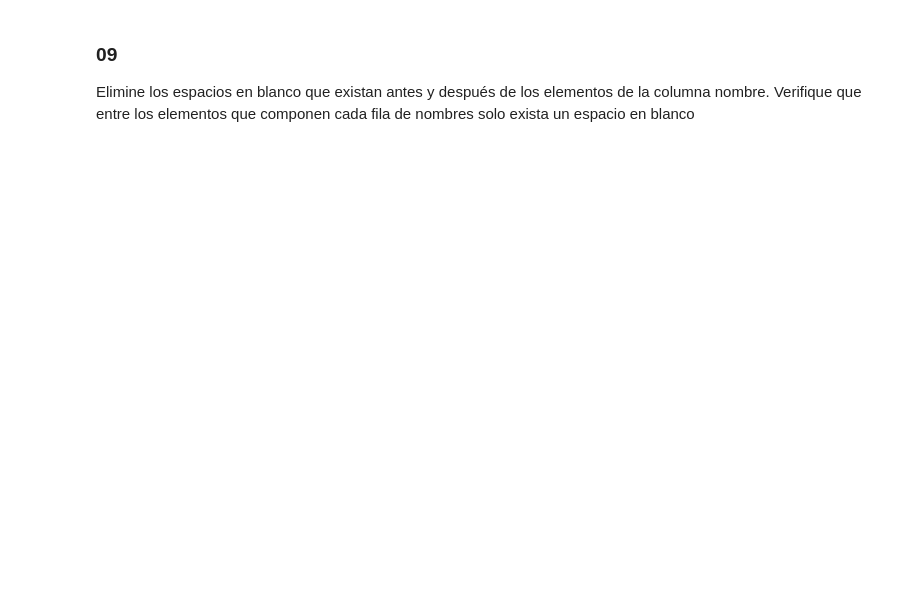
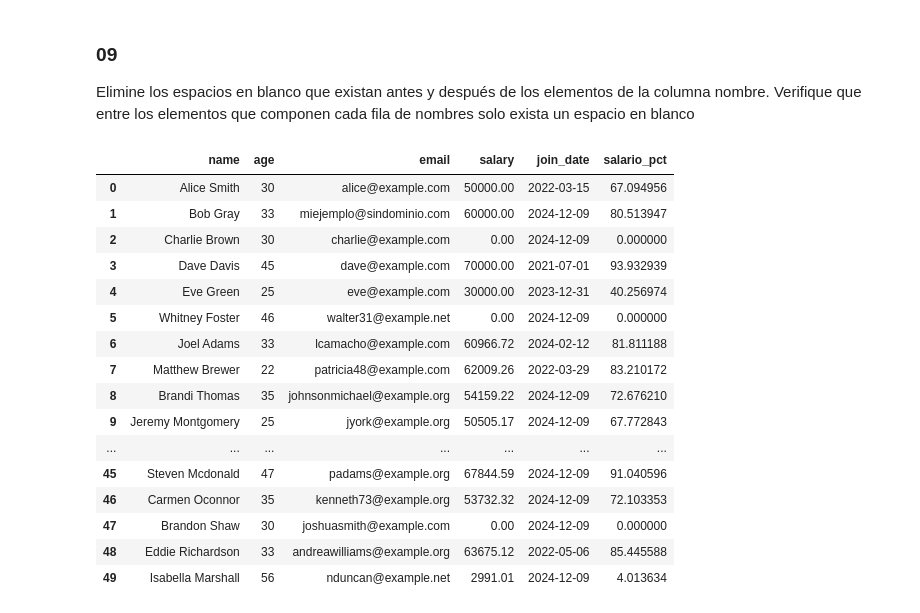
Before and after one commit to KevinGuio/programacion-para-ingenieria, a Jupyter notebook: Taller_03_Pandas.ipynb, the cells around one changed output. Saved outputs shown, nothing was run; the diff lists cells and outputs as text; code cells hidden in the pictures; blank space fills up the shorter version.

```diff
--- a/Taller_03_Pandas.ipynb
+++ b/Taller_03_Pandas.ipynb
@@ -568,0 +1060,16 @@ Elimine los nombres repetidos en caso de que existan.
+# %%
+# Resuelva en esta celda el ejercicio 07
+
+# Verificar duplicados en la columna 'name'
+duplicados = df_00.duplicated(subset='name', keep=False)
+
+# Mostrar los duplicados encontrados
+print("Nombres duplicados:")
+print(df_00[duplicados])
+
+# Eliminar filas con nombres duplicados
+df_00 = df_00.drop_duplicates(subset='name', keep='first')
+
+# Mostrar el resultado
+print("\nDataFrame sin nombres duplicados:")
+df_00[['name']].head()
@@ -573,0 +1092,11 @@ Cree una columna con los salarios expresados como un porcentaje del máximo sala
+# %%
+# Resuelva en esta celda el ejercicio 08
+
+# Calcular el salario máximo
+salario_max = df_00['salary'].max()
+
+# Crear una nueva columna con el porcentaje del salario máximo
+df_00['salario_pct'] = (df_00['salary'] / salario_max) * 100
+
+# Mostrar el resultado
+df_00[['salary', 'salario_pct']].head()
@@ -578,0 +1113,30 @@ Elimine los espacios en blanco que existan antes y después de los elementos de
+# %%
+# Resuelva en esta celda el ejercicio 09
+
+# Limpiar la columna 'name':
+# Elimina espacios al inicio y al final
+df_00['name'] = df_00['name'].str.strip()
+
+# Normaliza espacios entre palabras
+df_00['name'] = df_00['name'].str.split().str.join(' ')
+
+# Mostrar el resultado
+df_00
+# %% [output]
+|  | name | age | email | salary | join_date | salario_pct |
+| 0 | Alice Smith | 30 | alice@example.com | 50000.00 | 2022-03-15 | 67.094956 |
+| 1 | Bob Gray | 33 | miejemplo@sindominio.com | 60000.00 | 2024-12-09 | 80.513947 |
+| 2 | Charlie Brown | 30 | charlie@example.com | 0.00 | 2024-12-09 | 0.000000 |
+| 3 | Dave Davis | 45 | dave@example.com | 70000.00 | 2021-07-01 | 93.932939 |
+| 4 | Eve Green | 25 | eve@example.com | 30000.00 | 2023-12-31 | 40.256974 |
+| 5 | Whitney Foster | 46 | walter31@example.net | 0.00 | 2024-12-09 | 0.000000 |
+| 6 | Joel Adams | 33 | lcamacho@example.com | 60966.72 | 2024-02-12 | 81.811188 |
+| 7 | Matthew Brewer | 22 | patricia48@example.com | 62009.26 | 2022-03-29 | 83.210172 |
+| 8 | Brandi Thomas | 35 | johnsonmichael@example.org | 54159.22 | 2024-12-09 | 72.676210 |
+| 9 | Jeremy Montgomery | 25 | jyork@example.org | 50505.17 | 2024-12-09 | 67.772843 |
+| ... | ... | ... | ... | ... | ... | ... |
+| 45 | Steven Mcdonald | 47 | padams@example.org | 67844.59 | 2024-12-09 | 91.040596 |
+| 46 | Carmen Oconnor | 35 | kenneth73@example.org | 53732.32 | 2024-12-09 | 72.103353 |
+| 47 | Brandon Shaw | 30 | joshuasmith@example.com | 0.00 | 2024-12-09 | 0.000000 |
+| 48 | Eddie Richardson | 33 | andreawilliams@example.org | 63675.12 | 2022-05-06 | 85.445588 |
+| 49 | Isabella Marshall | 56 | nduncan@example.net | 2991.01 | 2024-12-09 | 4.013634 |
```
Also changed, not shown: parts of 48 cells of this notebook.
